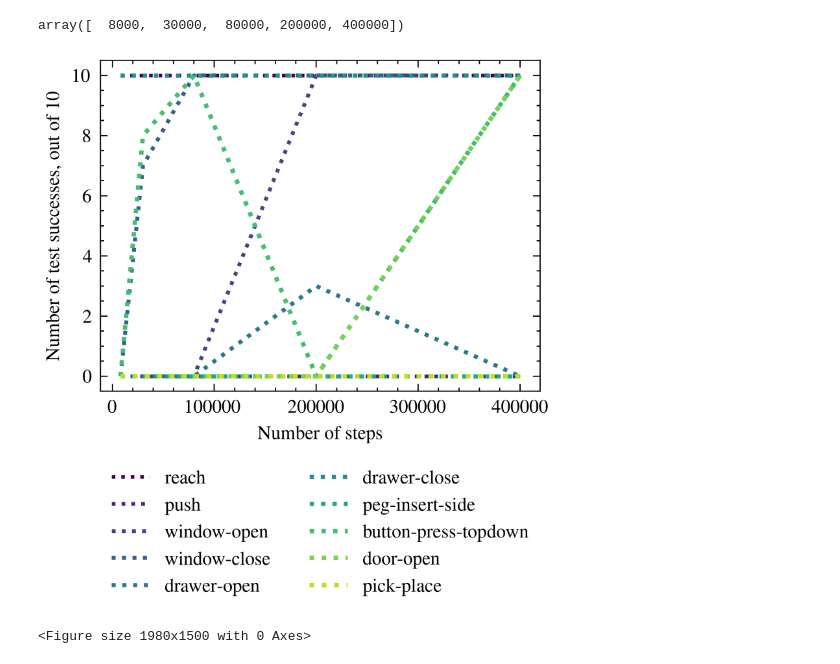
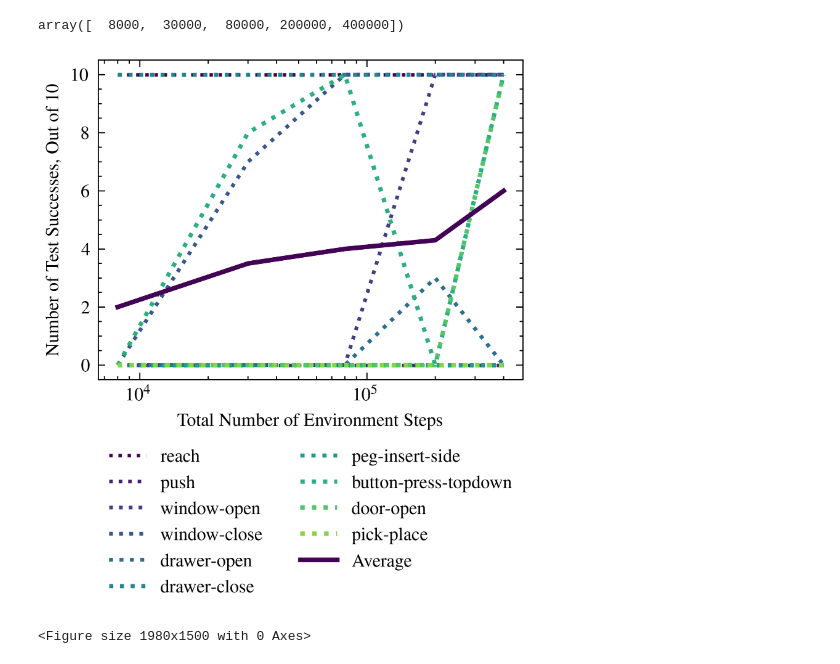
Before and after one commit to Tr0612/DMU_Project, a Jupyter notebook: mt1-plots.ipynb, the cells around one changed output. Drawn from its saved outputs; the diff is of its cells as text; code cells hidden in the pictures.

Commit message:
Add mt10 results and some more infrastructure for evaluating metalearning

```diff
--- a/mt1-plots.ipynb
+++ b/mt1-plots.ipynb
@@ -42,18 +42,20 @@ array([  8000,  30000,  80000, 200000, 400000])
 # %%
 plt.style.use(['science', 'ieee'])
 
 for (idx, skill) in enumerate(["reach", "push", "window-open", "window-close",
                      "drawer-open", "drawer-close", "peg-insert-side",
                      "button-press-topdown", "door-open", "pick-place"]):
     results = data[:,idx+1]
-    plt.plot(nsteps, results, label=skill, color=plt.cm.viridis(idx / 10), linestyle=":", lw=1.5+0.05*idx, alpha=1.0)
-plt.xlabel('Number of steps')
-plt.ylabel('Number of test successes, out of 10')
-plt.legend(bbox_to_anchor=(0.5, -0.67), loc='lower center', ncol=2)
+    plt.plot(nsteps, results, label=skill, color=plt.cm.viridis(idx / 11), linestyle=":", lw=1.5+0.05*idx, alpha=1.0)
+plt.plot(nsteps, np.mean(data[:,1:], axis=1), label="Average", color=plt.cm.viridis(1), lw=2)
+plt.xlabel('Total Number of Environment Steps')
+plt.ylabel('Number of Test Successes, Out of 10')
+plt.xscale('log')
+plt.legend(bbox_to_anchor=(0.5, -0.73), loc='lower center', ncol=2)
 plt.savefig('individual-mt10-curve')
 plt.show()
 # %% [output]
-[figure, old version]
+[figure, new version]
 # %%
 # %% [output]
 <Figure size 1980x1500 with 0 Axes>
```
Also changed, not shown: 10 other files.
